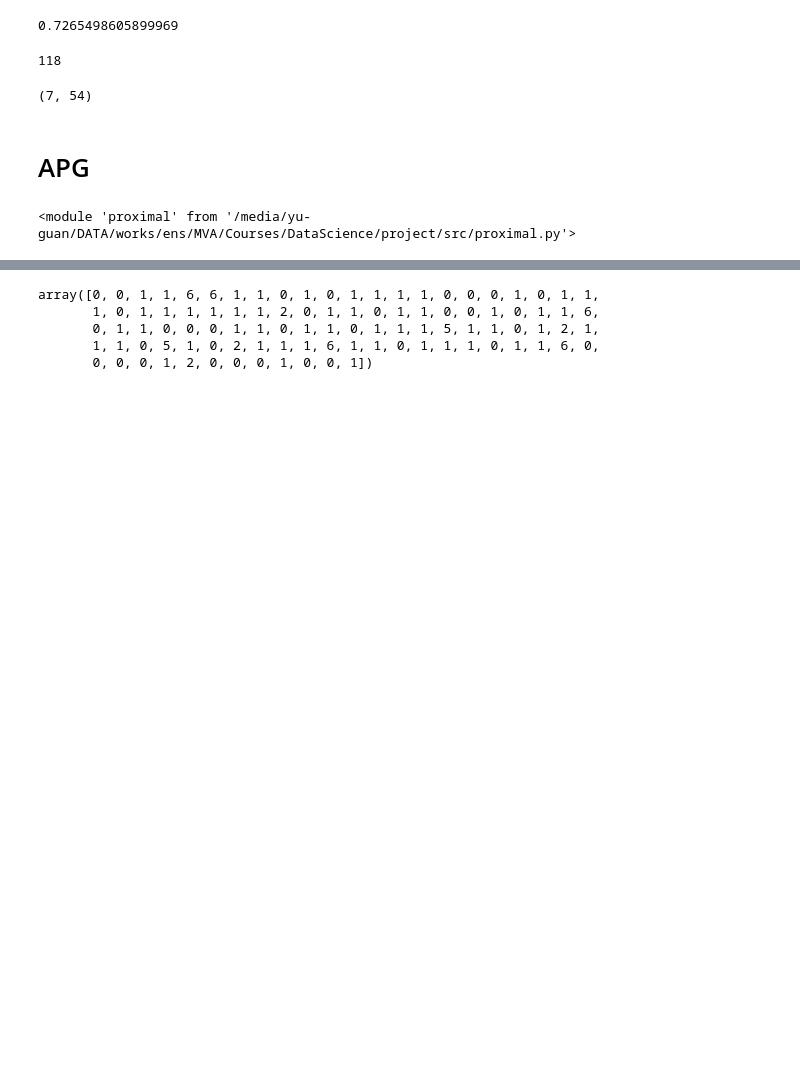
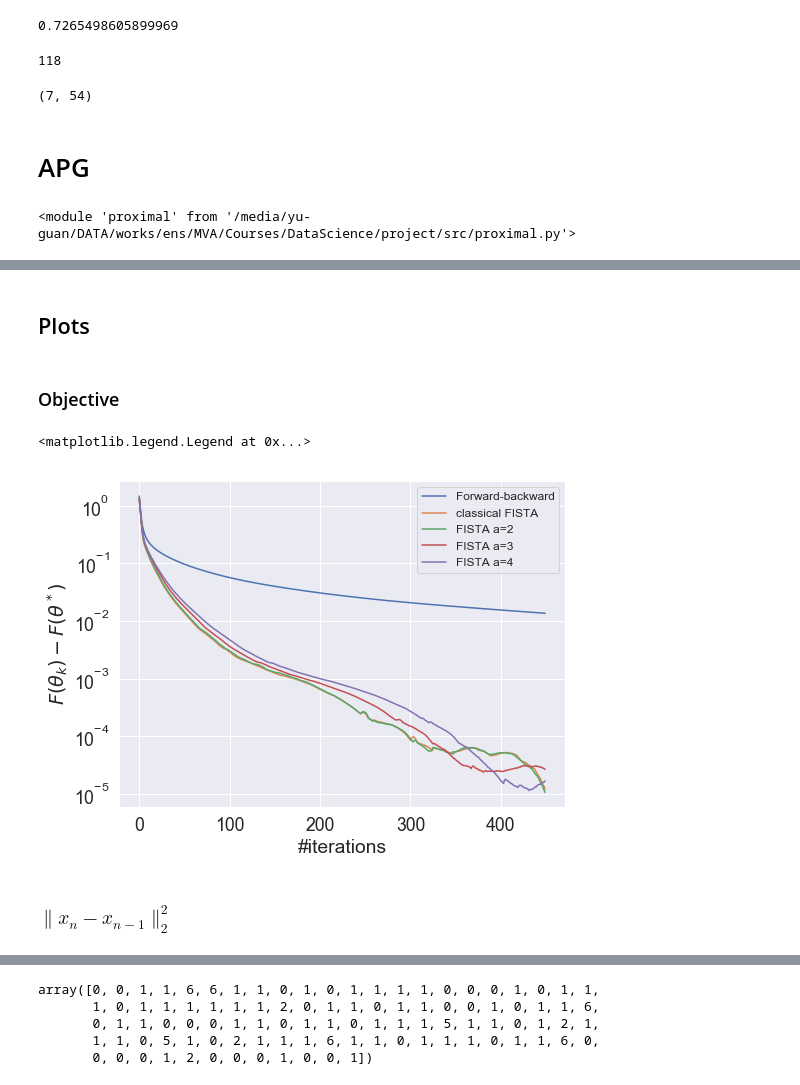
Before and after one commit to cyber-meow/FISTA, a Jupyter notebook: LASSO.ipynb, the cells around one changed output, grey strips where cells are left out. Saved outputs shown, nothing was run; the diff lists cells and outputs as text; code cells hidden in the pictures; blank space fills up the shorter version.

```diff
--- a/LASSO.ipynb
+++ b/LASSO.ipynb
@@ -185,0 +325,9 @@ plt.plot(clf_lasso_fista.test_accuracies)
+# %%
+clf_fista_a4.train(
+    500,
+    1,
+    1e-3,
+    test=True,
+    alpha=alpha4,
+    print_interval=100,
+    store_params=True)
@@ -185,0 +355,36 @@ plt.plot(clf_lasso_fista.test_accuracies)
+# %% [markdown]
+## Plots
+# %%
+import seaborn as sns
+
+sns.set()
+sns.set(font_scale=1.6)
+# %%
+clfs = [clf_fb, clf_fista, clf_fista_a2, clf_fista_a3, clf_fista_a4]
+names = [
+    'Forward-backward', 'classical FISTA', 'FISTA a=2', 'FISTA a=3',
+    'FISTA a=4'
+]
+# %% [markdown]
+### Objective
+# %%
+def plot_losses(clfs, names, n_iters):
+    losses = []
+    for clf in clfs:
+        losses.append(np.array(clf.ce_losses) + np.array(clf.l1_losses))
+    min_loss = np.min(np.r_[losses])
+    print('minimum loss', min_loss)
+    for loss, name in zip(losses, names):
+        plt.plot((loss - min_loss)[:n_iters], label=name)
+# %%
+plt.figure(figsize=(8, 6))
+plot_losses(clfs, names, 450)
+plt.xlabel('#iterations')
+plt.ylabel(r'$F(\theta_k)-F(\theta^*)$')
+plt.yscale('log')
+plt.legend(prop={'size': 12})
+# %% [output]
+<matplotlib.legend.Legend at 0x...>
+[figure, added]
+# %% [markdown]
+### $\|x_n-x_{n-1}\|_2^2$
```
Also changed, not shown: parts of 37 cells of this notebook, 25 other files.
